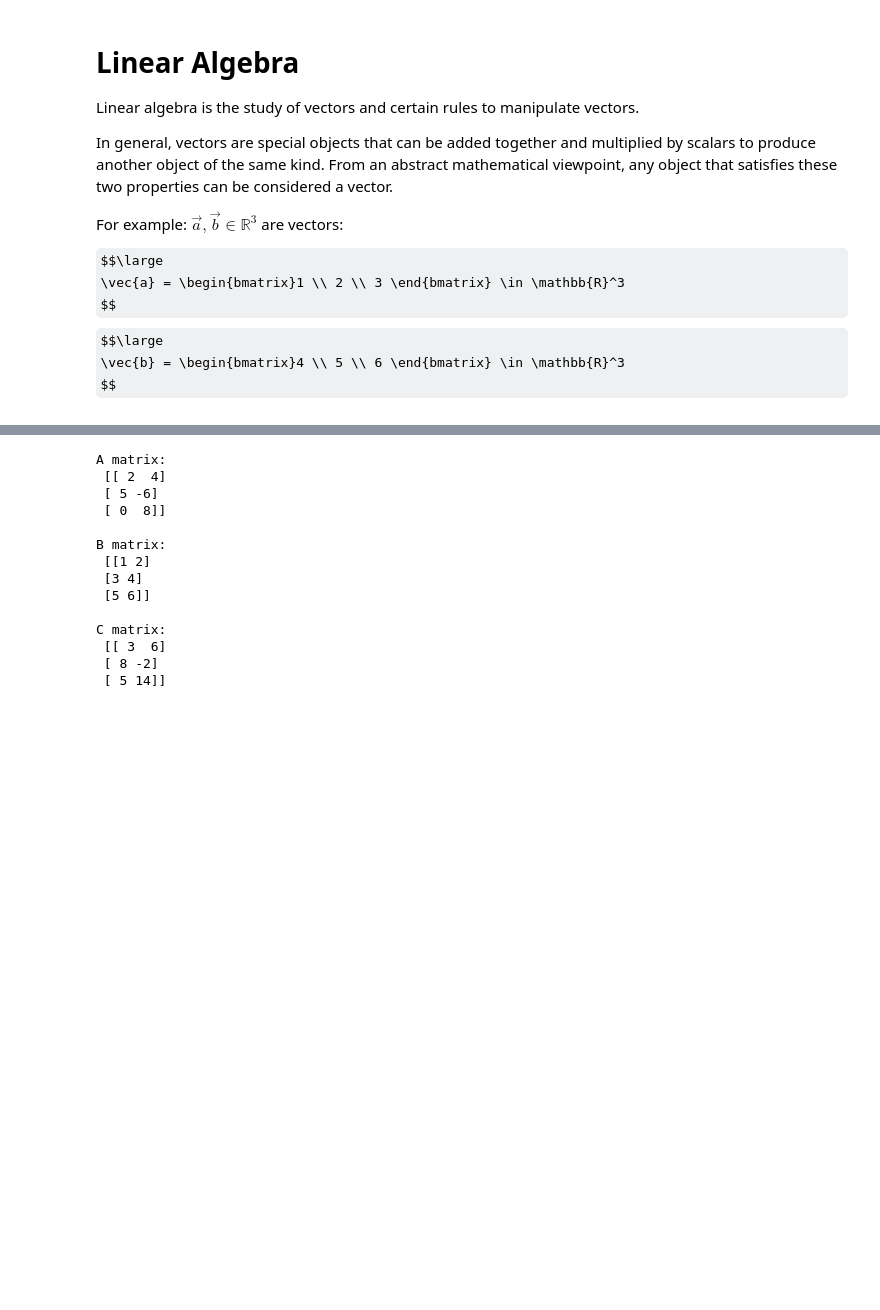
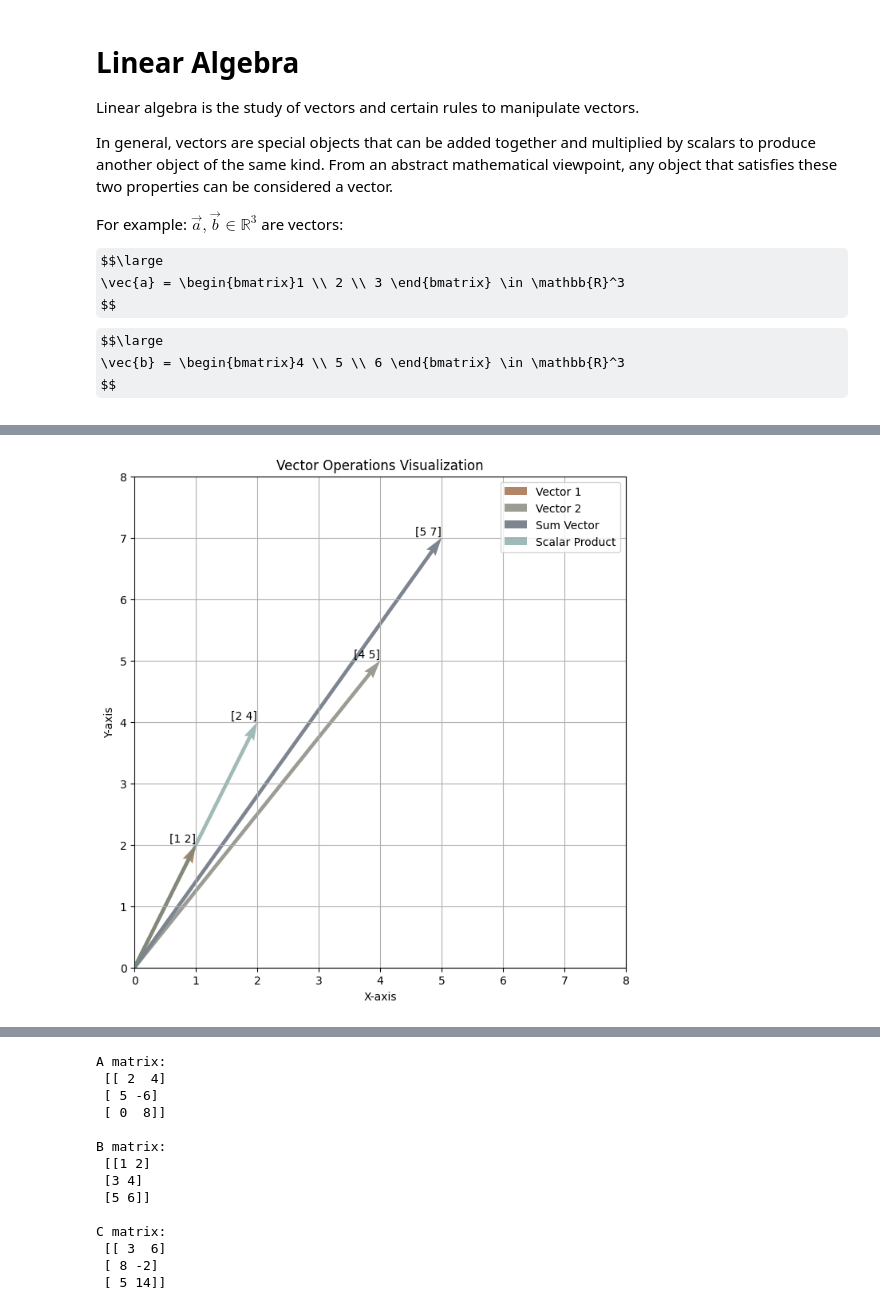
Before and after one commit to lorenzo-arcioni/MachineLearning-training, a Jupyter notebook: Linear Algebra/linear_algebra.ipynb, the cells around one changed output, grey strips where cells are left out. Saved outputs shown, nothing was run; the diff lists cells and outputs as text; code cells hidden in the pictures; some formulas as TeX source; blank space fills up the shorter version.

```diff
--- a/Linear Algebra/linear_algebra.ipynb
+++ b/Linear Algebra/linear_algebra.ipynb
@@ -141,0 +45,47 @@ So ${x_{\xi_2}}(\mathbf{v}) = \displaystyle \binom{3}{2}_{\xi_2} $.
+# %%
+import numpy as np
+import matplotlib.pyplot as plt
+
+# Function to plot vectors
+def plot_vector(ax, vector, color, label, alpha=1):
+    ax.quiver(0, 0, vector[0], vector[1], angles='xy', scale_units='xy', scale=1, color=color, label=label, alpha=alpha)
+    ax.text(vector[0], vector[1], f'{vector}', color='black', ha='right', va='bottom')
+
+# Vector addition
+vector1 = np.array([1, 2])
+vector2 = np.array([4, 5])
+sum_vector = vector1 + vector2
+
+# Scalar multiplication
+scalar = 2
+product_vector = vector1 * scalar
+
+# Plotting
+fig, ax = plt.subplots(figsize=(12, 8))  # Adjust the figsize parameter
+
+# Plot the vectors
+plot_vector(ax, vector1, '#b28568', 'Vector 1')
+plot_vector(ax, vector2, '#9b9c94', 'Vector 2')
+plot_vector(ax, sum_vector, '#7d8591', 'Sum Vector')
+plot_vector(ax, product_vector, '#618e87', 'Scalar Product', alpha=0.6)
+
+# Set the aspect ratio of the plot to be equal
+ax.set_aspect('equal')
+
+# Set labels and title
+ax.set_xlabel('X-axis')
+ax.set_ylabel('Y-axis')
+ax.set_title('Vector Operations Visualization')
+
+# Set the limits of the plot
+ax.set_xlim(0, 8)
+ax.set_ylim(0, 8)
+
+# Show a legend
+ax.legend()
+
+# Show the plot
+plt.grid(True)
+plt.show()
+# %% [output]
+[figure, added]
```
Also changed, not shown: parts of 9 cells of this notebook.
